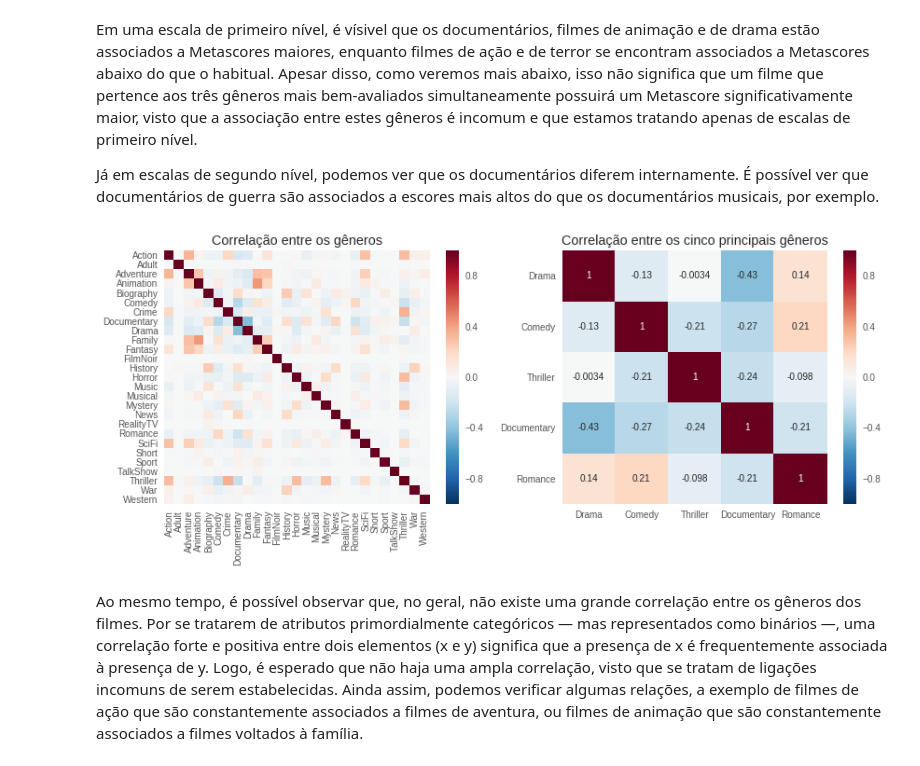
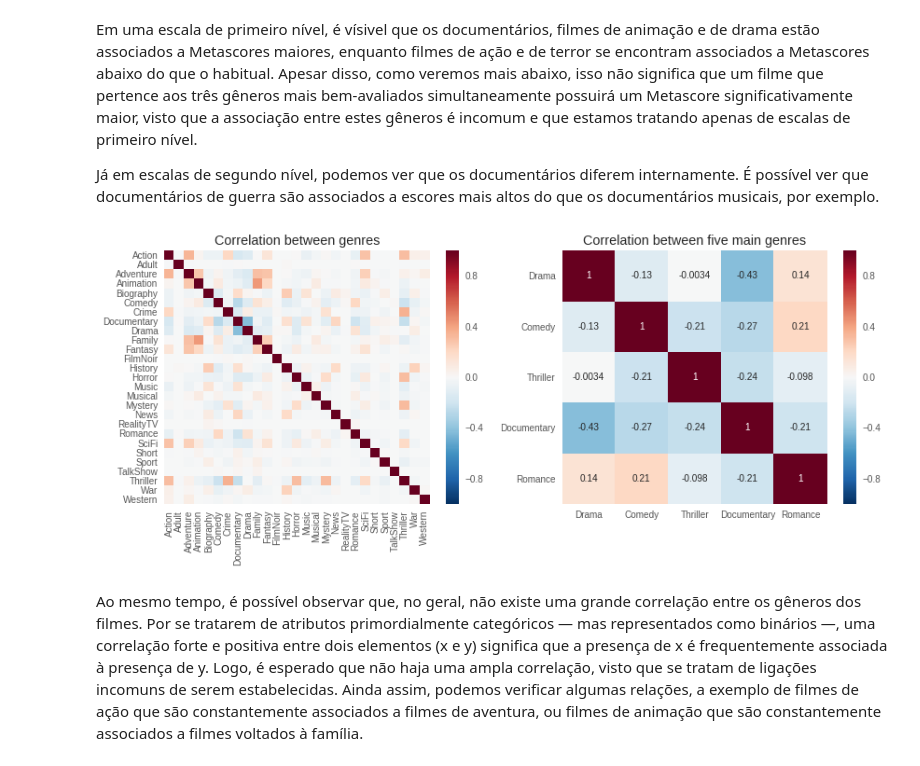
Before and after one commit to gabrieldluca/2017-2-projeto-metascience, a Jupyter notebook: notebooks/analysis.ipynb, the cells around one changed output. Cells and saved outputs as stored; diff of their text form; code cells hidden in the pictures.

```diff
--- a/notebooks/analysis.ipynb
+++ b/notebooks/analysis.ipynb
@@ -23,9 +17,11 @@ movie_data.rename(columns={'Sci-Fi': 'SciFi', 'Reality-TV': 'RealityTV',
+# %%
+movie_data = pd.read_csv('../movie_data.csv')
 # %%
 date_parser = lambda i: parse(i) if i is not np.nan else np.nan
 movie_data.reviewer = movie_data.reviewer.astype('category')
 movie_data.review_date = movie_data.review_date.apply(date_parser)
 movie_data.release_date = movie_data.release_date.apply(date_parser)
-movie_data.acclaim_rate = movie_data.acclaim_rate.astype('category')
+movie_data.user_acclaim = movie_data.user_acclaim.astype('category')
 movie_data.director = movie_data.director.astype('category')
 movie_data.languages = movie_data.languages.astype('category')
 movie_data.release_decade = movie_data.release_decade.astype('category')
@@ -112,7 +108,7 @@ Nota-se que, em alguns casos, o baixo valor dos p-values nos impossibilita de re
 # %% [markdown]
 Entre nossas hipóteses iniciais se encontrava o gênero do filme. Para prosseguir com nossas análises, iremos primeiro verificar a distribuição interna dos principais gêneros conforme ambas as variáveis dependentes que objetivamos anteriormente — o escore do The New York Times e o Metascore.
 # %%
-genres = movie_data.columns[11:-2].drop('unknown')
+genres = movie_data.columns[12:-1].drop('unknown')
 fiveGenres = movie_data[genres].sum().nlargest(5)
 fiveGenres = [i for i in fiveGenres.index.values]
 
@@ -192,12 +190,12 @@ Já em escalas de segundo nível, podemos ver que os documentários diferem inte
 # %%
 fig, axes = plt.subplots(ncols=2, figsize=(14,5))
 sns.heatmap(movie_data[genres].corr(), ax=axes[0])
 sns.heatmap(movie_data[fiveGenres].corr(), annot=True, ax=axes[1])
-axes[0].set_title('Correlação entre os gêneros');
-axes[1].set_title('Correlação entre os cinco principais gêneros')
+axes[0].set_title('Correlation between genres');
+axes[1].set_title('Correlation between five main genres')
 t = plt.yticks(rotation=0)
 # %% [output]
-[figure, old version]
+[figure, new version]
 # %% [markdown]
 Ao mesmo tempo, é possível observar que, no geral, não existe uma grande correlação entre os gêneros dos filmes. Por se tratarem de atributos primordialmente categóricos — mas representados como binários —, uma correlação forte e positiva entre dois elementos (x e y) significa que a presença de x é frequentemente associada à presença de y. Logo, é esperado que não haja uma ampla correlação, visto que se tratam de ligações incomuns de serem estabelecidas. Ainda assim, podemos verificar algumas relações, a exemplo de filmes de ação que são constantemente associados a filmes de aventura, ou filmes de animação que são constantemente associados a filmes voltados à família.
 # %% [markdown]
```
Also changed, not shown: parts of 28 cells of this notebook, 5 other files.
